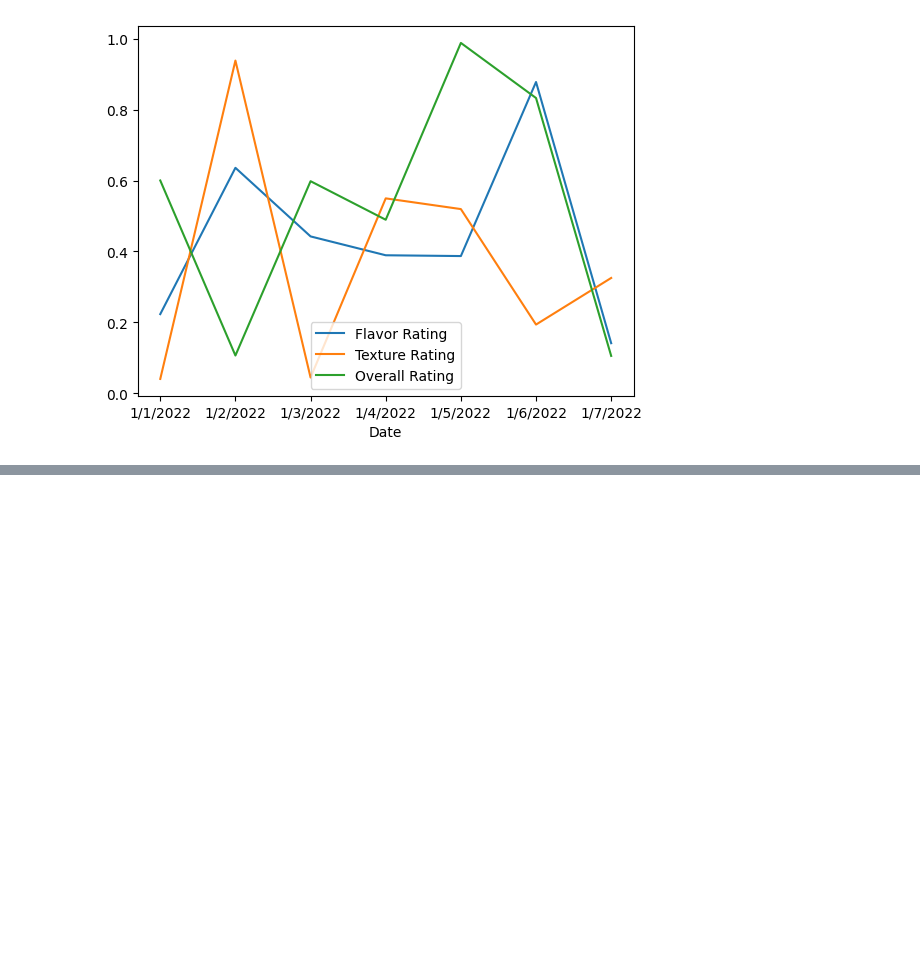
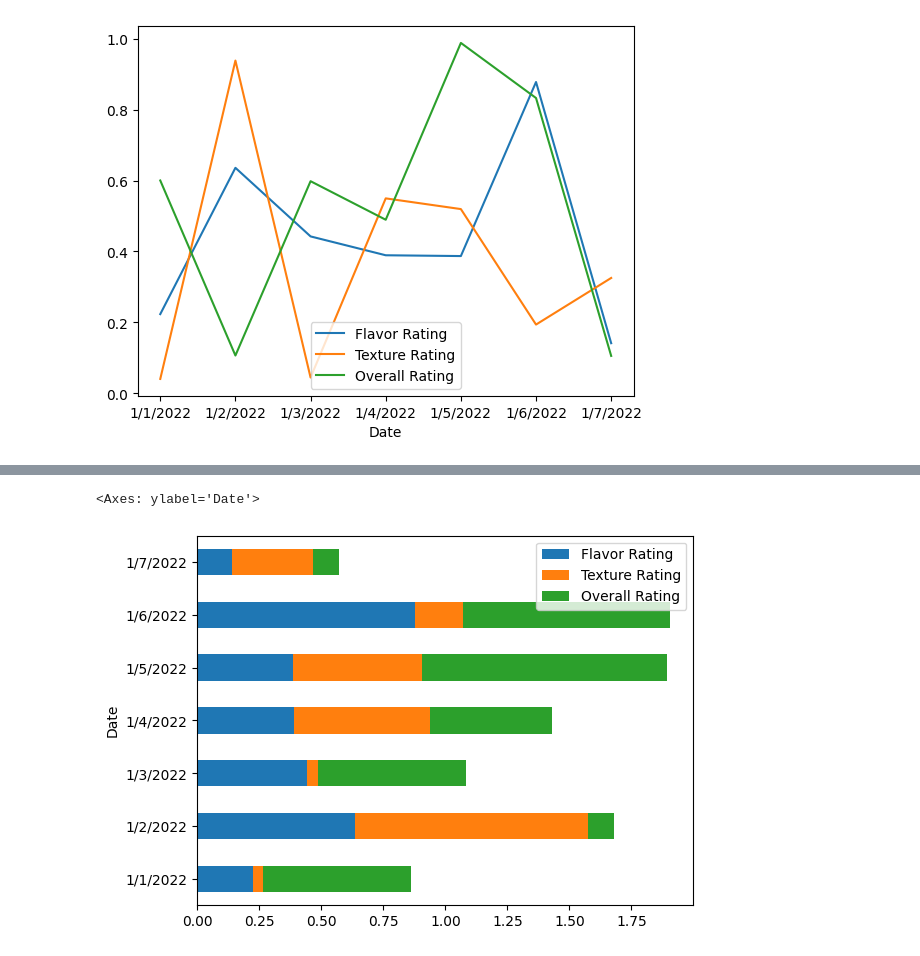
Before and after one commit to Hamed-Nori/datenanalyse_aufgaben, a Jupyter notebook: Aufgaben/Lösungen/Aufgabe_3_lösung.ipynb, the cells around one changed output, grey strips where cells are left out. Saved outputs shown, nothing was run; the diff lists cells and outputs as text; code cells hidden in the pictures; blank space fills up the shorter version.

```diff
--- a/Aufgaben/Lösungen/Aufgabe_3_lösung.ipynb
+++ b/Aufgaben/Lösungen/Aufgabe_3_lösung.ipynb
@@ -71,0 +128,10 @@ array([<Axes: xlabel='Date'>, <Axes: xlabel='Date'>,
+# %%
+# Erstelle ein gestapeltes Balkendiagramm
+# Google Suchbegriff: how to create barh visuals in pandas
+# Tipp: Berücksichtige die Verwendung von Parameter 'stacked`
+
+
+df.plot.barh(stacked=True)
+# %% [output]
+<Axes: ylabel='Date'>
+[figure, added]
```
Also changed, not shown: parts of 8 cells of this notebook, 6 other files.
